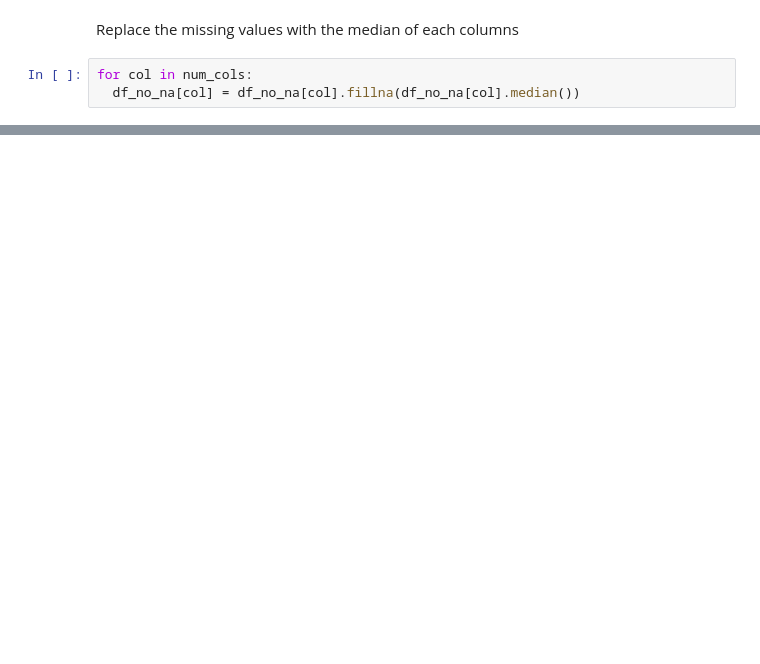
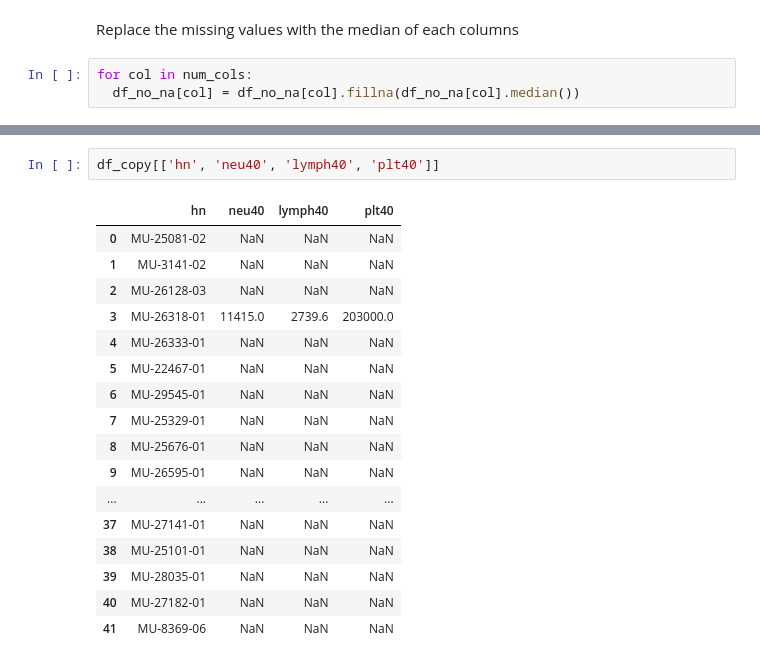
Before and after one commit to chphuttipan/mu-fip-analysis, a Jupyter notebook: fip_analysis_py.ipynb, the cells around one changed output, grey strips where cells are left out. Saved outputs shown, nothing was run; the diff lists cells and outputs as text; blank space fills up the shorter version.

```diff
--- a/fip_analysis_py.ipynb
+++ b/fip_analysis_py.ipynb
@@ -811,0 +835,20 @@ Friedman test significant (p < 0.050), performing pairwise     Wilcoxon signed-r
+# %%
+df_copy[['hn', 'neu40', 'lymph40', 'plt40']]
+# %% [output]
+|  | hn | neu40 | lymph40 | plt40 |
+| 0 | MU-25081-02 | NaN | NaN | NaN |
+| 1 | MU-3141-02 | NaN | NaN | NaN |
+| 2 | MU-26128-03 | NaN | NaN | NaN |
+| 3 | MU-26318-01 | 11415.0 | 2739.6 | 203000.0 |
+| 4 | MU-26333-01 | NaN | NaN | NaN |
+| 5 | MU-22467-01 | NaN | NaN | NaN |
+| 6 | MU-29545-01 | NaN | NaN | NaN |
+| 7 | MU-25329-01 | NaN | NaN | NaN |
+| 8 | MU-25676-01 | NaN | NaN | NaN |
+| 9 | MU-26595-01 | NaN | NaN | NaN |
+| ... | ... | ... | ... | ... |
+| 37 | MU-27141-01 | NaN | NaN | NaN |
+| 38 | MU-25101-01 | NaN | NaN | NaN |
+| 39 | MU-28035-01 | NaN | NaN | NaN |
+| 40 | MU-27182-01 | NaN | NaN | NaN |
+| 41 | MU-8369-06 | NaN | NaN | NaN |
```
Also changed, not shown: parts of 11 cells of this notebook.
